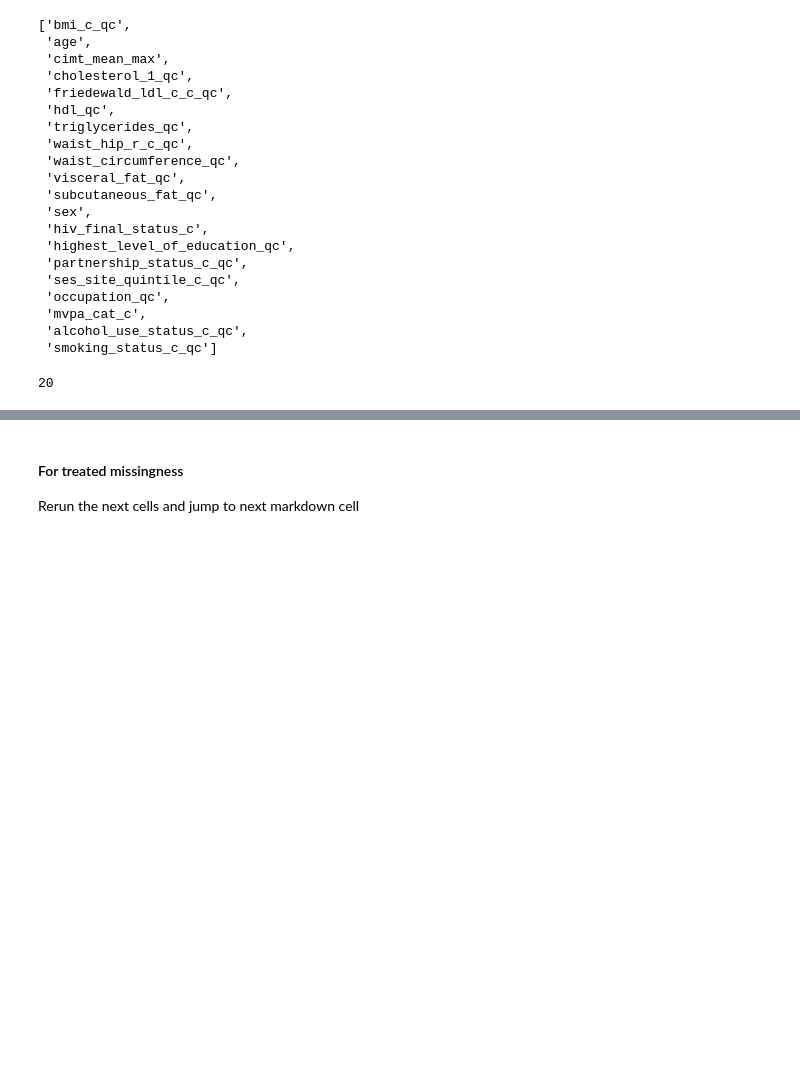
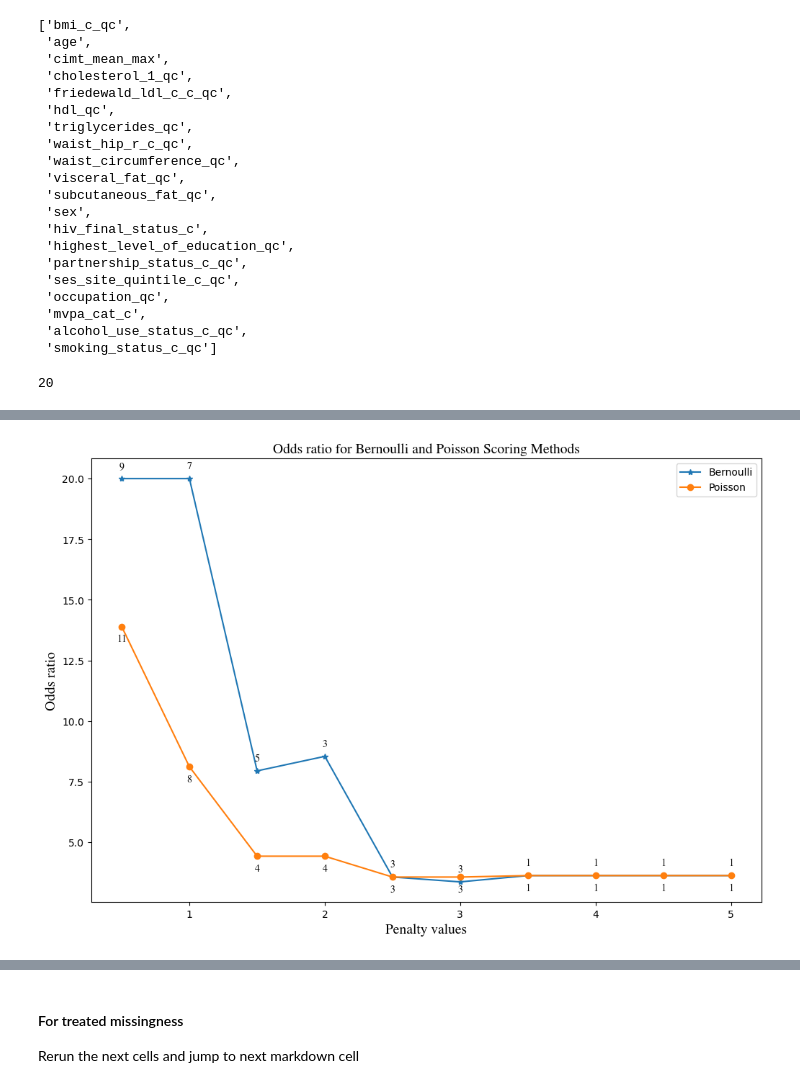
Before and after one commit to kayvinsoo7/HAALSI_work, a Jupyter notebook: mdscan-master/Autostrat.ipynb, the cells around one changed output, grey strips where cells are left out. Saved outputs shown, nothing was run; the diff lists cells and outputs as text; code cells hidden in the pictures; blank space fills up the shorter version.

```diff
--- a/mdscan-master/Autostrat.ipynb
+++ b/mdscan-master/Autostrat.ipynb
@@ -206,0 +386,46 @@ len(search_space)
+# %%
+import matplotlib.pyplot as plt
+import pandas as pd
+import numpy as np
+
+# Sample data
+data = {
+    'Penalty': [0.5, 1.0, 1.5, 2.0, 2.5, 3.0, 3.5, 4.0, 4.5, 5.0],
+    'Odds_Bernoulli': [20, 20, 7.94, 8.54, 3.56, 3.36, 3.62, 3.62, 3.62, 3.62],
+    'Size_Bernoulli': [8, 7, 64, 48, 220, 224, 130, 130, 130, 130],
+    'Odds_Poisson': [13.89, 8.11, 4.42, 4.42, 3.56, 3.56, 3.62, 3.62, 3.62, 3.62],
+    'Size_Poisson': [40, 73, 163, 163, 220, 220, 130, 130, 130, 130],
+    'Literals_Bernoulli': [9, 7, 5, 3, 3, 3, 1, 1, 1, 1],
+    'Literals_Poisson': [11, 8, 4, 4, 3, 3, 1, 1, 1, 1]
+}
+
+df = pd.DataFrame(data)
+
+# Plotting as a line chart
+plt.figure(figsize=(12, 8))
+
+# Plot Odds for Bernoulli
+plt.plot(df['Penalty'], df['Odds_Bernoulli'], marker='*', label='Bernoulli')
+
+# Plot Odds for Poisson
+plt.plot(df['Penalty'], df['Odds_Poisson'], marker='o', label='Poisson')
+
+# Annotate the size values for Bernoulli
+for i, txt in enumerate(df['Literals_Bernoulli']):
+    plt.annotate(txt, (df['Penalty'][i], df['Odds_Bernoulli'][i]), textcoords="offset points", xytext=(0,10), ha='center', fontname="Times")
+
+# Annotate the size values for Poisson
+for i, txt in enumerate(df['Literals_Poisson']):
+    plt.annotate(txt, (df['Penalty'][i], df['Odds_Poisson'][i]), textcoords="offset points", xytext=(0,-15), ha='center', fontname="Times")
+
+# Add labels and title
+plt.xlabel('Penalty values', fontname="Times", fontsize=14)
+plt.ylabel('Odds ratio', fontname="Times", fontsize=14)
+plt.title('Odds ratio for Bernoulli and Poisson Scoring Methods', fontname="Times", fontsize=14)
+plt.legend()
+
+# Show the plot
+# plt.grid(True)
+plt.show()
+# %% [output]
+[figure, added]
```
Also changed, not shown: parts of 25 cells of this notebook, 2 other files.
